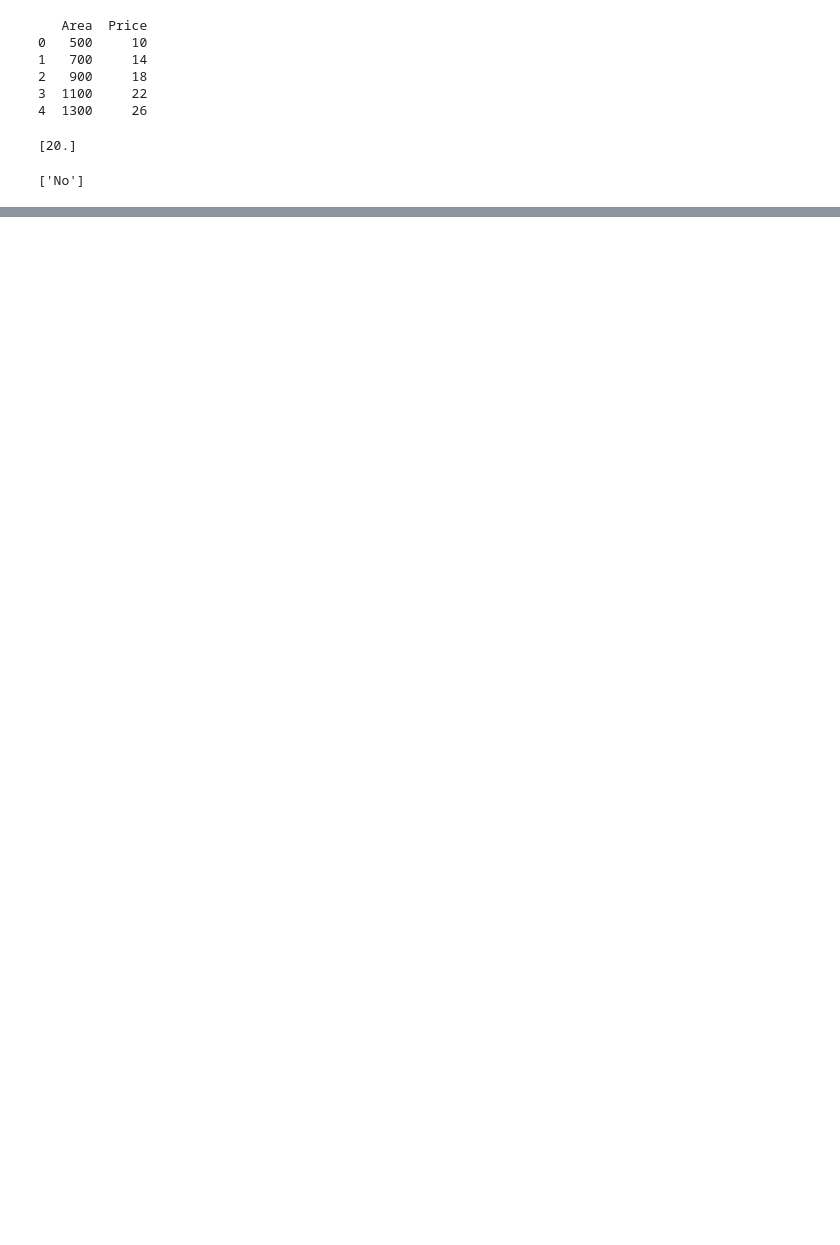
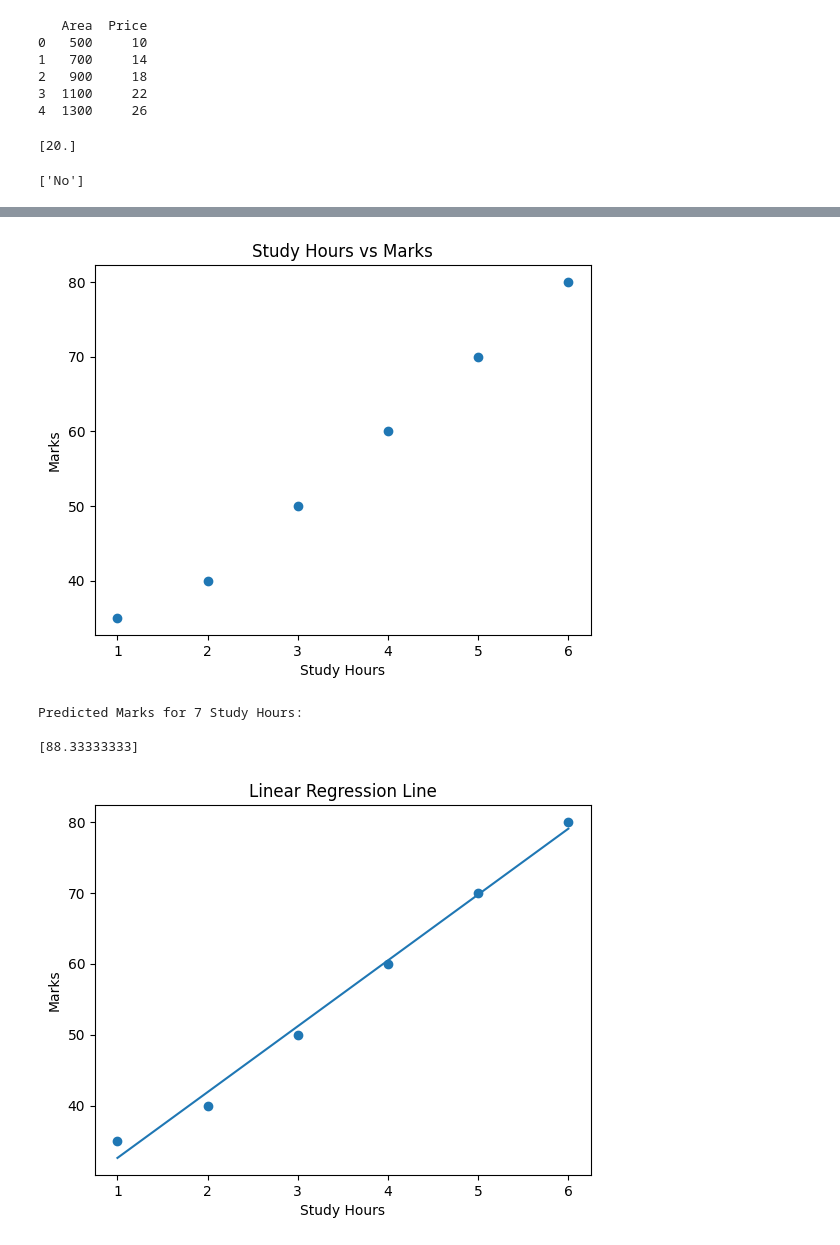
Before and after one commit to himanshusar123/-Machine-Learning-Quiz-Classification-or-Regression-, a Jupyter notebook: Linear_regression_2.ipynb, the cells around one changed output, grey strips where cells are left out. Drawn from its saved outputs; the diff is of its cells as text; code cells hidden in the pictures; blank space fills up the shorter version.

```diff
--- a/Linear_regression_2.ipynb
+++ b/Linear_regression_2.ipynb
@@ -49,3 +49,78 @@ model.fit(X, y)
 print(model.predict([[67]]))
 # %% [output]
 ['No']
+# %%
+# STEP 1 — Import required libraries
+
+import pandas as pd
+import matplotlib.pyplot as plt
+
+from google.colab import files
+from sklearn.linear_model import LinearRegression
+
+
+# STEP 2 — Upload CSV file
+
+uploaded = files.upload()
+
+
+# STEP 3 — Load dataset
+
+df = pd.read_csv("student_marks.csv")
+
+
+# STEP 4 — Display dataset
+
+print("Dataset:\n")
+print(df)
+
+
+# STEP 5 — Visualize the data
+
+plt.scatter(df['StudyHours'], df['Marks'])
+
+plt.xlabel("Study Hours")
+plt.ylabel("Marks")
+
+plt.title("Study Hours vs Marks")
+
+plt.show()
+
+
+# STEP 6 — Prepare input and output data
+
+X = df[['StudyHours']]   # Input
+y = df['Marks']          # Output
+
+
+# STEP 7 — Create Linear Regression model
+
+model = LinearRegression()
+
+
+# STEP 8 — Train the model
+
+model.fit(X, y)
+
+
+# STEP 9 — Predict marks for 7 study hours
+
+prediction = model.predict([[7]])
+
+print("\nPredicted Marks for 7 Study Hours:\n")
+print(prediction)
+
+
+# STEP 10 — Draw Regression Line
+
+plt.scatter(df['StudyHours'], df['Marks'])
+
+plt.plot(df['StudyHours'], model.predict(X))
+
+plt.xlabel("Study Hours")
+plt.ylabel("Marks")
+
+plt.title("Linear Regression Line")
+
+plt.show()
+# %% [output]
@@ -51,0 +138,5 @@ print(model.predict([[67]]))
+[figure, added]
+Predicted Marks for 7 Study Hours:
+
+[88.33333333]
+[figure, added]
```
Also changed, not shown: parts of 3 cells of this notebook.
